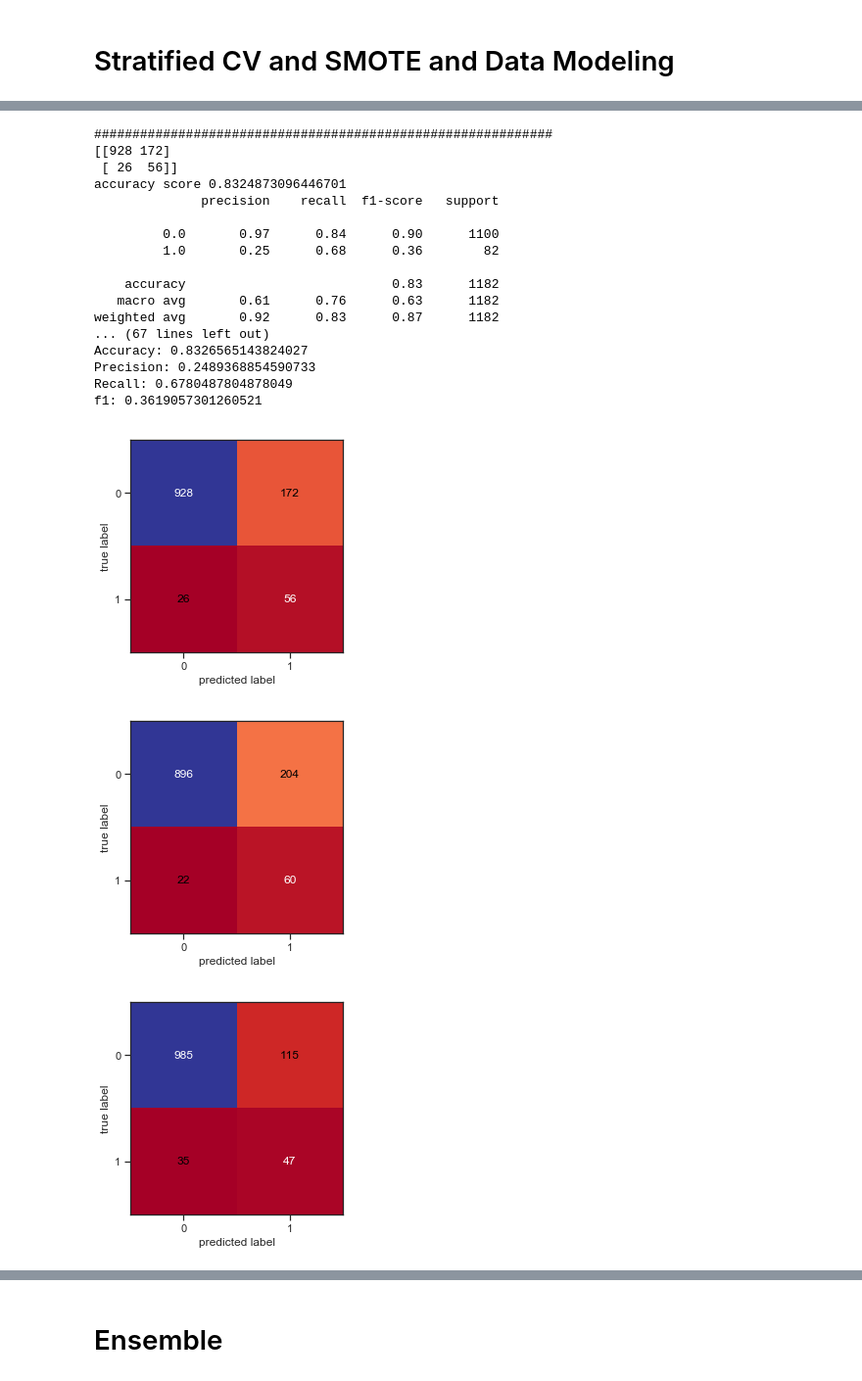
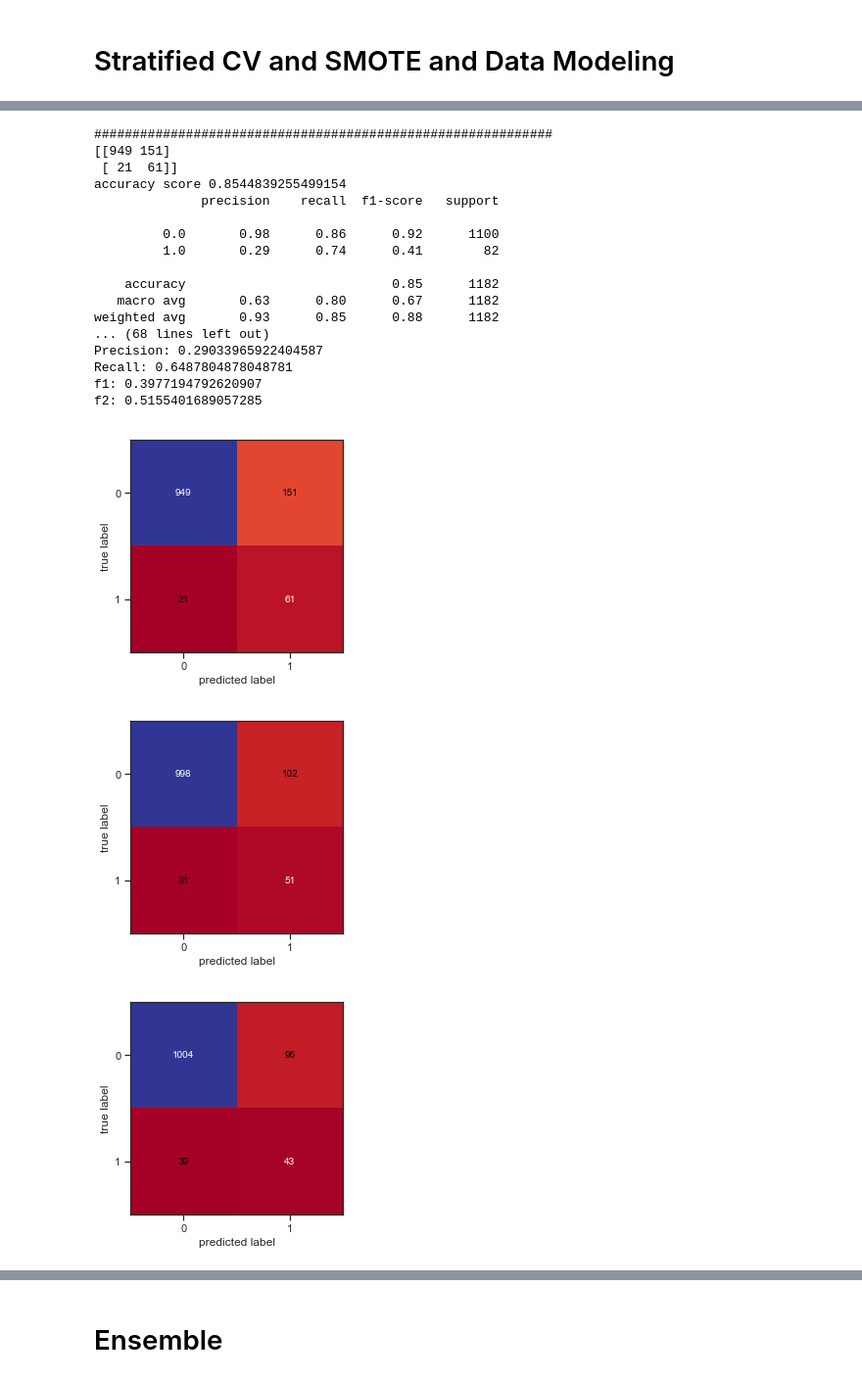
Before and after one commit to PythonNewLearner/Machine-Learning-_-Bankcruptcy, a Jupyter notebook: project.ipynb, the cells around one changed output, grey strips where cells are left out. Shown at 98% size. Cells and saved outputs as stored; diff of their text form; code cells hidden in the pictures.

```diff
--- a/project.ipynb
+++ b/project.ipynb
@@ -194,4 +191,7 @@ plt.show();
 [figure]
 # %% [markdown]
 # Stratified CV and SMOTE and Data Modeling
+# %%
+#make f2 score
+f2=make_scorer(fbeta_score,beta=2)
 # %%
@@ -201,7 +202,7 @@ pipe1=make_pipline_imb(SMOTE(random_state=2019),LogisticRegression(solver='lbfgs
 skf=StratifiedKFold(n_splits=5,shuffle=True,random_state=2019)
 # %%
 #prepare a df to metrics
-metrics=pd.DataFrame(index=['accuracy','precision','recall','f1 score'],
+metrics=pd.DataFrame(index=['accuracy','precision','recall','f1 score','f2 score'],
                      columns=['LogisticReg','DecisionTree','SVM','RandomForest','AdaBoost','XGBoosting'])
 # %%
 metrics
@@ -219,9 +221,10 @@ accuracy_smote=[]
 precision_smote=[]
 recall_smote=[]
 f1_smote=[]
+f2_smote=[]
 auc_smote=[]
-for train_index,test_index in skf.split(df_important_features,y):
-    X_train,X_test=df_important_features.iloc[train_index].values,df_important_features.iloc[test_index].values
+for train_index,test_index in skf.split(X_filled_knn,y):
+    X_train,X_test=X_filled_knn[train_index],X_filled_knn[test_index]
     y_train,y_test=y.iloc[train_index].values,y.iloc[test_index].values
     y_train,y_test=y_train.reshape(-1,1),y_test.reshape(-1,1)
 
@@ -241,6 +244,7 @@ for train_index,test_index in skf.split(df_important_features,y):
     precision_smote.append(precision_score(y_test,prediction))
     recall_smote.append(recall_score(y_test,prediction))
     f1_smote.append(f1_score(y_test,prediction))
+    f2_smote.append(f2(pipe1,X_test,y_test))
     #auc_smote.append(roc_auc_score(y_test,prediction))
 print()
 print("Logistic Regression")
@@ -249,9 +253,11 @@ print("Accuracy: {}".format(np.mean(accuracy_smote)))
 print("Precision: {}".format(np.mean(precision_smote)))
 print("Recall: {}".format(np.mean(recall_smote)))
 print("f1: {}".format(np.mean(f1_smote)))
+print("f2: {}".format(np.mean(f2_smote)))
 metrics.loc['accuracy','LogisticReg']=np.mean(accuracy_smote)
 metrics.loc['precision','LogisticReg']=np.mean(precision_smote)
 metrics.loc['recall','LogisticReg']=np.mean(recall_smote)
 metrics.loc['f1 score','LogisticReg']=np.mean(f1_smote)
+metrics.loc['f2 score','LogisticReg']=np.mean(f2_smote)
 # %% [output]
 ############################################################
@@ -291,9 +298,10 @@ accuracy=[]
 precision=[]
 recall=[]
 f1=[]
+f2_score=[]
 auc=[]
-for train_index,test_index in skf.split(df_important_features,y):
-    X_train,X_test=df_important_features.iloc[train_index].values,df_important_features.iloc[test_index].values
+for train_index,test_index in skf.split(X_filled_knn,y):
+    X_train,X_test=X_filled_knn[train_index],X_filled_knn[test_index]
     y_train,y_test=y.iloc[train_index].values,y.iloc[test_index].values
     y_train,y_test=y_train.reshape(-1,1),y_test.reshape(-1,1)
 
@@ -314,6 +322,7 @@ for train_index,test_index in skf.split(df_important_features,y):
     precision.append(precision_score(y_test,prediction))
     recall.append(recall_score(y_test,prediction))
     f1.append(f1_score(y_test,prediction))
+    f2_score.append(f2(logreg,X_test,y_test))
     #auc.append(roc_auc_score(y_test,prediction))
 print()
 print("Logistic Regression")
@@ -322,6 +331,7 @@ print("Accuracy: {}".format(np.mean(accuracy)))
 print("Precision: {}".format(np.mean(precision)))
 print("Recall: {}".format(np.mean(recall)))
 print("f1: {}".format(np.mean(f1)))
+print("f2: {}".format(np.mean(f2_score)))
 print()
 # %% [output]
 ############################################################
@@ -364,9 +374,10 @@ accuracy_DT=[]
 precision_DT=[]
 recall_DT=[]
 f1_DT=[]
+f2_DT=[]
 auc_DT=[]
-for train_index,test_index in skf.split(df_important_features,y):
-    X_train,X_test=df_important_features.iloc[train_index].values,df_important_features.iloc[test_index].values
+for train_index,test_index in skf.split(X_filled_knn,y):
+    X_train,X_test=X_filled_knn[train_index],X_filled_knn[test_index]
     y_train,y_test=y.iloc[train_index].values,y.iloc[test_index].values
     y_train,y_test=y_train.reshape(-1,1),y_test.reshape(-1,1)
 
@@ -381,60 +392,63 @@ for train_index,test_index in skf.split(df_important_features,y):
     precision_DT.append(precision_score(y_test,prediction))
     recall_DT.append(recall_score(y_test,prediction))
     f1_DT.append(f1_score(y_test,prediction))
+    f2_DT.append(f2(model,X_test,y_test))
     auc_DT.append(roc_auc_score(y_test,prediction))
 
 
     conf_matrix=confusion_matrix(y_test,prediction)
     print("#"*60)
     print(conf_matrix)
     print('accuracy score',accuracy_score(y_test,prediction))
     print(classification_report(y_test, prediction))
     print("#"*60)
     plot_confusion_matrix(confusion_matrix(y_test, prediction),cmap='RdYlBu')
     print("#"*60)
 
     #try to plot decision tree
-    features = list(df_important_features.columns)
-    tree.export_graphviz(model,out_file='tree.dot')
-    dot_data = StringIO()
-    tree.export_graphviz(model, out_file=dot_data)
-    export_graphviz(model, out_file=dot_data,feature_names=features,filled=True,rounded=True)
+#     features = list(df_important_features.columns)
+#     tree.export_graphviz(model,out_file='tree.dot')
+#     dot_data = StringIO()
+#     tree.export_graphviz(model, out_file=dot_data)
+#     export_graphviz(model, out_file=dot_data,feature_names=features,filled=True,rounded=True)
 
-    graph = pydot.graph_from_dot_data(dot_data.getvalue())
-    #graph.write_pdf("tree.pdf")
-    Image(graph[0].create_png())
+#     graph = pydot.graph_from_dot_data(dot_data.getvalue())
+#     #graph.write_pdf("tree.pdf")
+#     Image(graph[0].create_png())
 
 print()
 print("Decision Tree")
 print("Stratified Kfold score with SMOTE: \n")
 print("Accuracy: {}".format(np.mean(accuracy_DT)))
 print("Precision: {}".format(np.mean(precision_DT)))
 print("Recall: {}".format(np.mean(recall_DT)))
 print("f1: {}".format(np.mean(f1_DT)))
+print("f2: {}".format(np.mean(f2_DT)))
 metrics.loc['accuracy','DecisionTree']=np.mean(accuracy_DT)
 metrics.loc['precision','DecisionTree']=np.mean(precision_DT)
 metrics.loc['recall','DecisionTree']=np.mean(recall_DT)
 metrics.loc['f1 score','DecisionTree']=np.mean(f1_DT)
+metrics.loc['f2 score','DecisionTree']=np.mean(f2_DT)
 # %% [output]
 ############################################################
-[[928 172]
- [ 26  56]]
-accuracy score 0.8324873096446701
+[[949 151]
+ [ 21  61]]
+accuracy score 0.8544839255499154
               precision    recall  f1-score   support
 
-         0.0       0.97      0.84      0.90      1100
-         1.0       0.25      0.68      0.36        82
+         0.0       0.98      0.86      0.92      1100
+         1.0       0.29      0.74      0.41        82
 
-    accuracy                           0.83      1182
-   macro avg       0.61      0.76      0.63      1182
-weighted avg       0.92      0.83      0.87      1182
-... (67 lines left out)
-Accuracy: 0.8326565143824027
-Precision: 0.2489368854590733
-Recall: 0.6780487804878049
-f1: 0.3619057301260521
+    accuracy                           0.85      1182
+   macro avg       0.63      0.80      0.67      1182
+weighted avg       0.93      0.85      0.88      1182
+... (68 lines left out)
+Precision: 0.29033965922404587
+Recall: 0.6487804878048781
+f1: 0.3977194792620907
+f2: 0.5155401689057285
 [figure]
-[figure, old version]
+[figure, new version]
 [figure]
 [figure]
 [figure]
```
Also changed, not shown: parts of 60 cells of this notebook.
